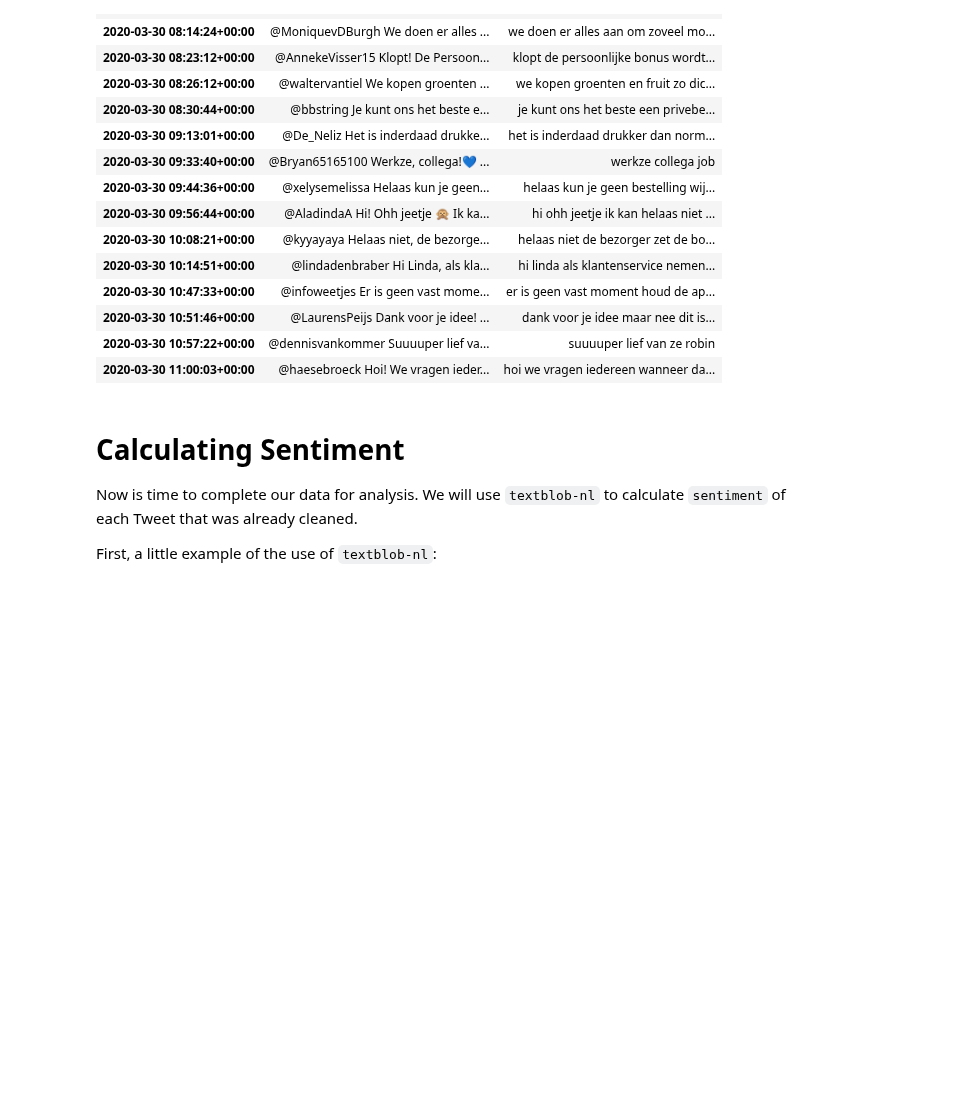
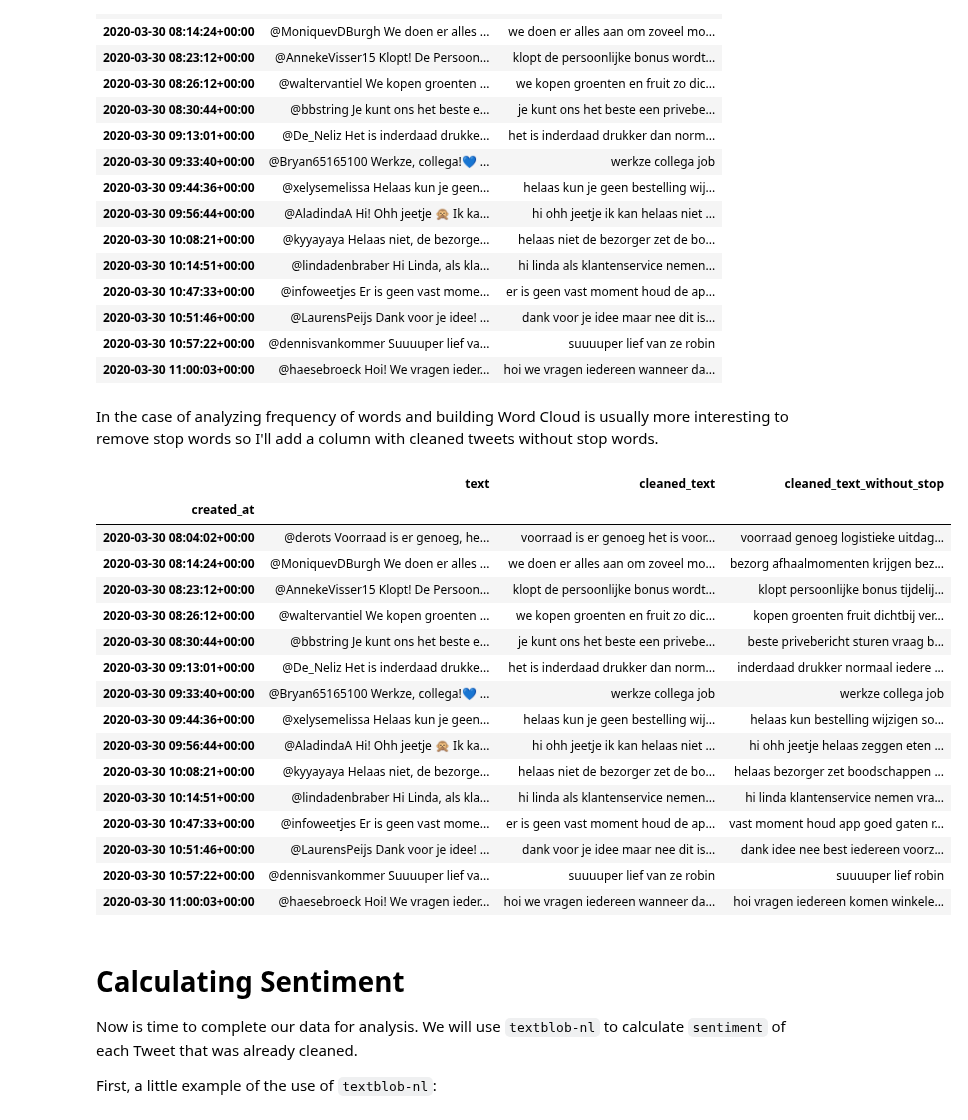
Before and after one commit to dpbac/twitter_analysis_online_grocery_NL, a Jupyter notebook: notebooks/03-Preparing Twitter data for analysis-Part 02.ipynb, the cells around one changed output. Cells and saved outputs as stored; diff of their text form; code cells hidden in the pictures; blank space fills up the shorter version.

Commit message:
Add cleaned text without stop words

```diff
--- a/notebooks/03-Preparing Twitter data for analysis-Part 02.ipynb
+++ b/notebooks/03-Preparing Twitter data for analysis-Part 02.ipynb
@@ -564,16 +560,6 @@ def clean_text(text):
     cleaned_text = removebrackets(cleaned_text)
     cleaned_text = remove_special_chars(cleaned_text)
 
-
-#     cleaned_text = text.apply(lambda x: strip_links(x))
-#     cleaned_text = cleaned_text.apply(lambda x: strip_char(x))
-#     cleaned_text = cleaned_text.apply(lambda x: remove_html_tags(x))
-#     cleaned_text = cleaned_text.apply(lambda x: remove_accented_chars(x))
-#     cleaned_text = cleaned_text.apply(lambda x: removebrackets(x))
-#     cleaned_text = cleaned_text.apply(lambda x: remove_special_chars(x))
-#     cleaned_text = cleaned_text.apply(lambda x: remove_emojis(x))
-#     cleaned_text = cleaned_text.apply(lambda x: remove_punctuation_and_emoticons(x))
-
     # lowercase
     cleaned_text = cleaned_text.lower()
 
@@ -585,7 +571,7 @@ def clean_text(text):
 def remove_stop_words(text):
     """ remove stop words"""
 
-    doc = nlp_nl(text01)
+    doc = nlp_nl(text)
     tokens = [token.text for token in doc if not token.is_stop]
 
     return ' '.join(tokens)
@@ -623,6 +609,30 @@ df_concat[['text','cleaned_text']].head(15)
 | 2020-03-30 10:51:46+00:00 | @LaurensPeijs Dank voor je idee! ... | dank voor je idee maar nee dit is... |
 | 2020-03-30 10:57:22+00:00 | @dennisvankommer Suuuuper lief va... | suuuuper lief van ze robin |
 | 2020-03-30 11:00:03+00:00 | @haesebroeck Hoi! We vragen ieder... | hoi we vragen iedereen wanneer da... |
+# %% [markdown]
+In the case of analyzing frequency of words and building Word Cloud is usually more interesting to remove stop words so I'll add a column with cleaned tweets without stop words.
+# %%
+df_concat['cleaned_text_without_stop'] = df_concat['cleaned_text'].apply(remove_stop_words)
+# %%
+df_concat[['text','cleaned_text','cleaned_text_without_stop']].head(15)
+# %% [output]
+|  | text | cleaned_text | cleaned_text_without_stop |
+| created_at |  |  |  |
+| 2020-03-30 08:04:02+00:00 | @derots Voorraad is er genoeg, he... | voorraad is er genoeg het is voor... | voorraad genoeg logistieke uitdag... |
+| 2020-03-30 08:14:24+00:00 | @MoniquevDBurgh We doen er alles ... | we doen er alles aan om zoveel mo... | bezorg afhaalmomenten krijgen bez... |
+| 2020-03-30 08:23:12+00:00 | @AnnekeVisser15 Klopt! De Persoon... | klopt de persoonlijke bonus wordt... | klopt persoonlijke bonus tijdelij... |
+| 2020-03-30 08:26:12+00:00 | @waltervantiel We kopen groenten ... | we kopen groenten en fruit zo dic... | kopen groenten fruit dichtbij ver... |
+| 2020-03-30 08:30:44+00:00 | @bbstring Je kunt ons het beste e... | je kunt ons het beste een privebe... | beste privebericht sturen vraag b... |
+| 2020-03-30 09:13:01+00:00 | @De_Neliz Het is inderdaad drukke... | het is inderdaad drukker dan norm... | inderdaad drukker normaal iedere ... |
+| 2020-03-30 09:33:40+00:00 | @Bryan65165100 Werkze, collega!💙 ... | werkze collega job | werkze collega job |
+| 2020-03-30 09:44:36+00:00 | @xelysemelissa Helaas kun je geen... | helaas kun je geen bestelling wij... | helaas kun bestelling wijzigen so... |
+| 2020-03-30 09:56:44+00:00 | @AladindaA Hi! Ohh jeetje 🙊 Ik ka... | hi ohh jeetje ik kan helaas niet ... | hi ohh jeetje helaas zeggen eten ... |
+| 2020-03-30 10:08:21+00:00 | @kyyayaya Helaas niet, de bezorge... | helaas niet de bezorger zet de bo... | helaas bezorger zet boodschappen ... |
+| 2020-03-30 10:14:51+00:00 | @lindadenbraber Hi Linda, als kla... | hi linda als klantenservice nemen... | hi linda klantenservice nemen vra... |
+| 2020-03-30 10:47:33+00:00 | @infoweetjes Er is geen vast mome... | er is geen vast moment houd de ap... | vast moment houd app goed gaten r... |
+| 2020-03-30 10:51:46+00:00 | @LaurensPeijs Dank voor je idee! ... | dank voor je idee maar nee dit is... | dank idee nee best iedereen voorz... |
+| 2020-03-30 10:57:22+00:00 | @dennisvankommer Suuuuper lief va... | suuuuper lief van ze robin | suuuuper lief robin |
+| 2020-03-30 11:00:03+00:00 | @haesebroeck Hoi! We vragen ieder... | hoi we vragen iedereen wanneer da... | hoi vragen iedereen komen winkele... |
 # %%
 # save result in csv
 
```
Also changed, not shown: parts of 12 cells of this notebook, 4 other files.
